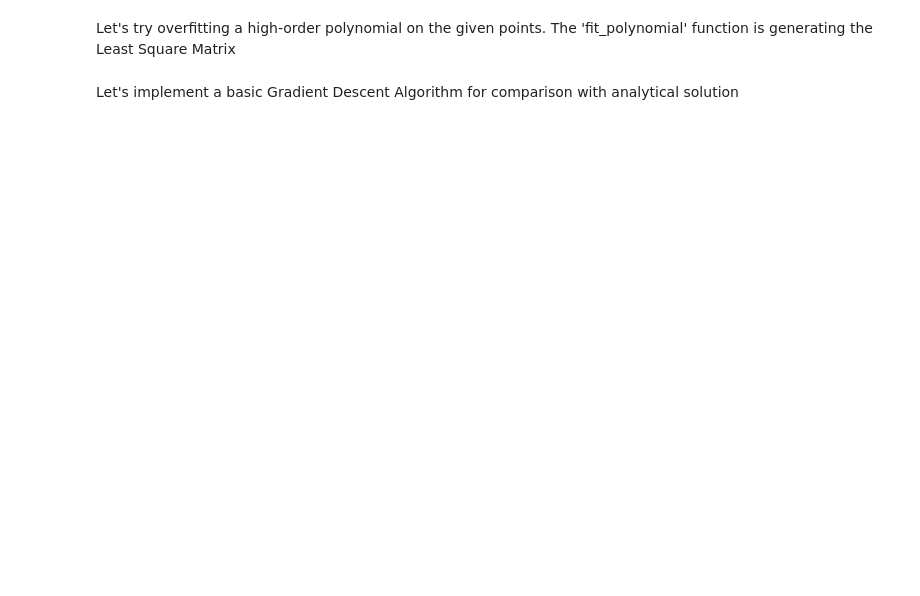
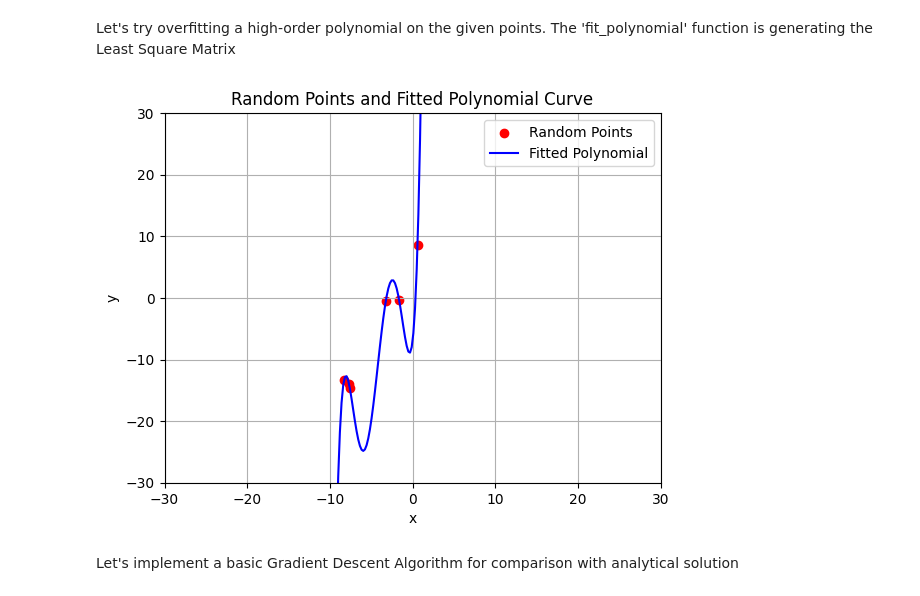
Before and after one commit to 4mbilal/MLexperiments, a Jupyter notebook: ML_Basics/Linear_Regression_Basics.ipynb, the cells around one changed output. Drawn from its saved outputs; the diff is of its cells as text; code cells hidden in the pictures; blank space fills up the shorter version.

```diff
--- a/ML_Basics/Linear_Regression_Basics.ipynb
+++ b/ML_Basics/Linear_Regression_Basics.ipynb
@@ -150,35 +157,37 @@ def fit_polynomial(x, y, degree):
                     augmented_matrix[j] -= factor * augmented_matrix[i]
         return augmented_matrix[:, n:]
 
     inv_A = gauss_jordan(A)
     coefficients = np.dot(inv_A, b)
     return coefficients
 
 def plot_points_and_curve(x, y, coefficients):
     """Plots the random points and the fitted polynomial curve."""
     x_line = np.linspace(-10, 10, 100)
     y_line = sum(coefficients[i] * x_line**i for i in range(len(coefficients)))
 
     plt.scatter(x, y, color='red', label='Random Points')
     plt.plot(x_line, y_line, color='blue', label='Fitted Polynomial')
     plt.xlabel('x')
     plt.ylabel('y')
     plt.title('Random Points and Fitted Polynomial Curve')
     plt.legend()
     plt.grid(True)
     plt.xlim(-30, 30)  # Set x-axis limits
     plt.ylim(-30, 30)  # Set y-axis limits
     plt.show()
 
 # Example usage
 m = 2
 c = 5
-num_points = 8
-degree = 1
+num_points = 6
+degree = 5
 
 x, y = generate_points(m, c, num_points)
 coefficients = fit_polynomial(x, y, degree)
 plot_points_and_curve(x, y, coefficients)
+# %% [output]
+[figure, added]
 # %% [markdown]
 Let's implement a basic Gradient Descent Algorithm for comparison with analytical solution
 # %%
```
Also changed, not shown: parts of 3 cells of this notebook.
